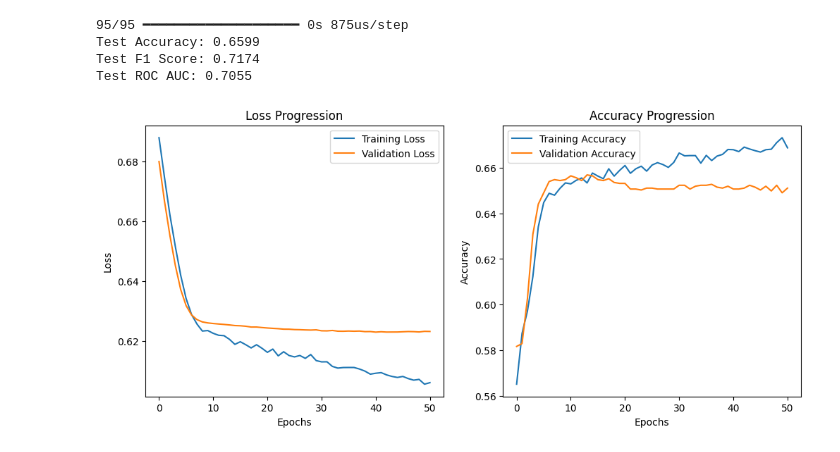
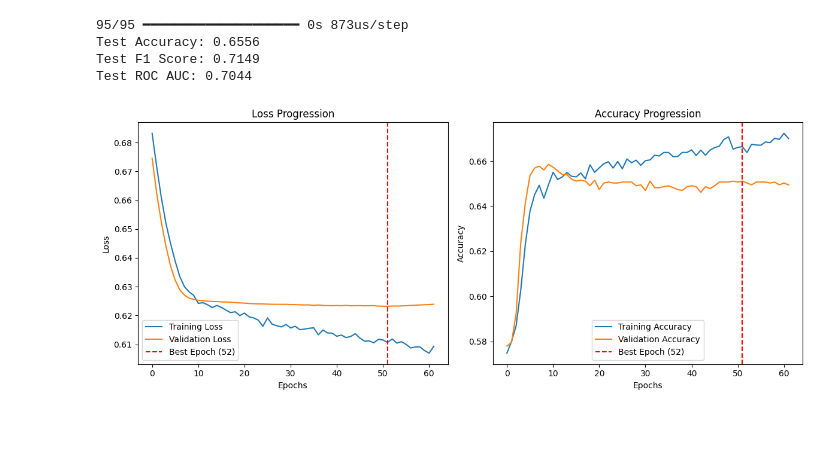
Before and after one commit to anramz29/NBA_Machine_Learning, a Jupyter notebook: RunNN.ipynb, the cells around one changed output. Saved outputs shown, nothing was run; the diff lists cells and outputs as text; code cells hidden in the pictures; blank space fills up the shorter version.

```diff
--- a/RunNN.ipynb
+++ b/RunNN.ipynb
@@ -60,9 +60,9 @@ def build_and_train_model(X_train, y_train, input_dim, log_dir="logs", model_sav
     model = Sequential([
         Flatten(input_shape=(x_train.shape[1],)),
         Dense(512, activation=tf.nn.relu6),
-        Dropout(0.2),
+        Dropout(0.3),
         Dense(256, activation=tf.nn.relu6),
-        Dropout(0.2),
+        Dropout(0.3),
         Dense(128, activation=tf.nn.relu6),
         Dense(2, activation=tf.nn.softmax)
     ])
@@ -140,32 +140,41 @@ print(f"Test Accuracy: {accuracy:.4f}")
 print(f"Test F1 Score: {f1:.4f}")
 print(f"Test ROC AUC: {roc_auc:.4f}")
 # %% [output]
-95/95 ━━━━━━━━━━━━━━━━━━━━ 0s 875us/step
-Test Accuracy: 0.6599
-Test F1 Score: 0.7174
-Test ROC AUC: 0.7055
+95/95 ━━━━━━━━━━━━━━━━━━━━ 0s 873us/step
+Test Accuracy: 0.6556
+Test F1 Score: 0.7149
+Test ROC AUC: 0.7044
 # %%
-# Plot loss and accuracy
+# Find the best epoch
+best_epoch = history.history['val_loss'].index(min(history.history['val_loss'])) + 1  # Add 1 because epochs are 1-indexed
+
+# Plot loss and accuracy with best epoch
 plt.figure(figsize=(12, 5))
+
+# Loss progression
 plt.subplot(1, 2, 1)
 plt.plot(history.history['loss'], label='Training Loss')
 plt.plot(history.history['val_loss'], label='Validation Loss')
+plt.axvline(x=best_epoch - 1, color='r', linestyle='--', label=f'Best Epoch ({best_epoch})')  # Mark the best epoch
 plt.title('Loss Progression')
 plt.xlabel('Epochs')
 plt.ylabel('Loss')
 plt.legend()
 
+# Accuracy progression
 plt.subplot(1, 2, 2)
 plt.plot(history.history['accuracy'], label='Training Accuracy')
 plt.plot(history.history['val_accuracy'], label='Validation Accuracy')
+plt.axvline(x=best_epoch - 1, color='r', linestyle='--', label=f'Best Epoch ({best_epoch})')  # Mark the best epoch
 plt.title('Accuracy Progression')
 plt.xlabel('Epochs')
 plt.ylabel('Accuracy')
 plt.legend()
 
+plt.tight_layout()
 plt.show()
 # %% [output]
-[figure, old version]
+[figure, new version]
 # %%
 # Plot calibration and ROC curves
 plot_calibration(results_df)
```
Also changed, not shown: parts of 2 cells of this notebook, 8 other files.
